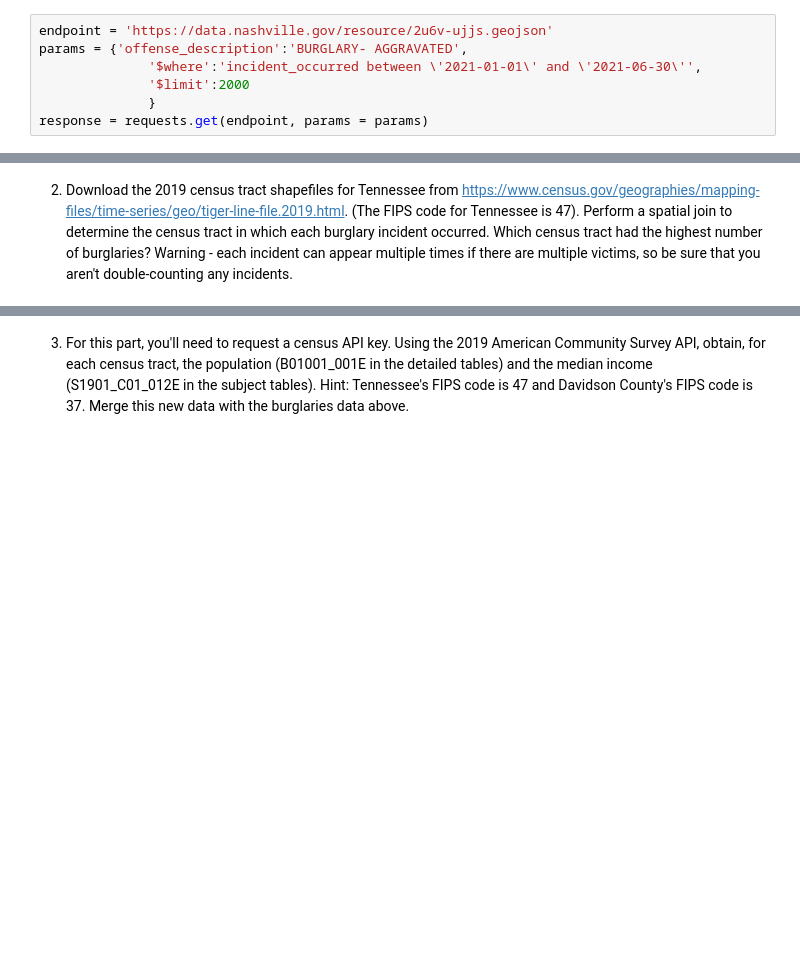
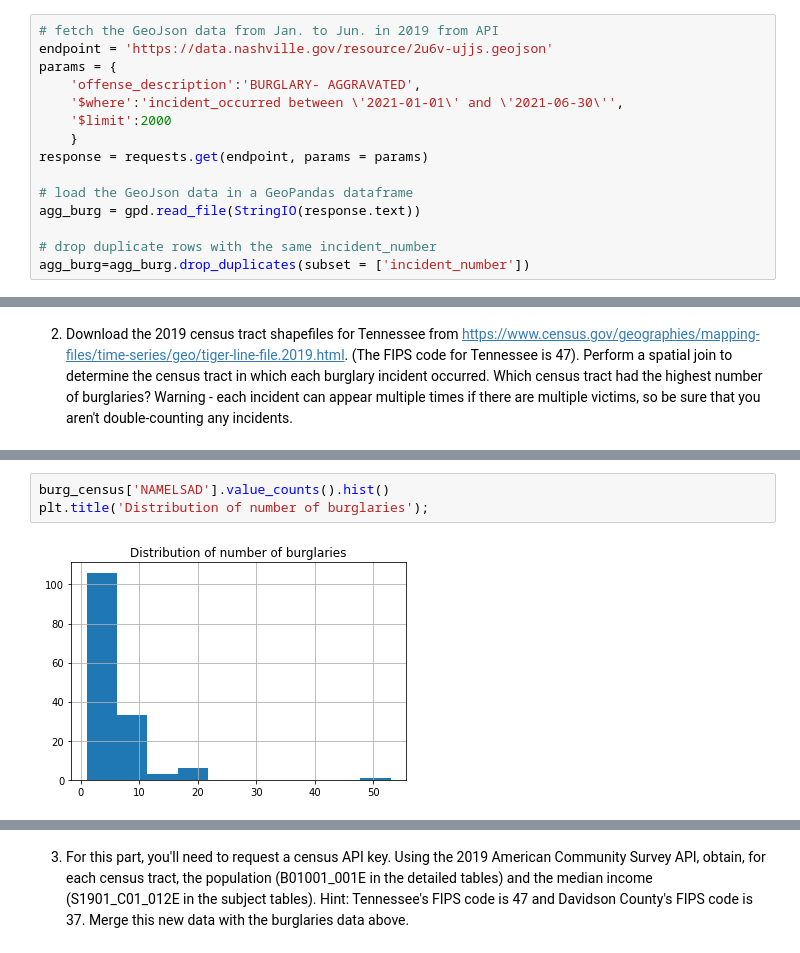
Before and after one commit to nss-data-science-cohort-5/geospatial_api-purple-pumas, a Jupyter notebook: notebooks/geospatial_api-purple-pumas.ipynb, the cells around one changed output, grey strips where cells are left out. Cells and saved outputs as stored; diff of their text form; blank space fills up the shorter version.

```diff
--- a/notebooks/geospatial_api-purple-pumas.ipynb
+++ b/notebooks/geospatial_api-purple-pumas.ipynb
@@ -32,9 +13,17 @@ This set of notes, which talks about the problem of overdispersion.
 # %% [markdown]
 1. A dataset containing details about Metro Nashville Police Department reported incidents is available at https://data.nashville.gov/Police/Metro-Nashville-Police-Department-Incidents/2u6v-ujjs. Make use of the API to find all aggravated burglary incidents that were reported during the six month period from January 1, 2021 through June 30, 2021.
 # %%
+# fetch the GeoJson data from Jan. to Jun. in 2019 from API
 endpoint = 'https://data.nashville.gov/resource/2u6v-ujjs.geojson'
-params = {'offense_description':'BURGLARY- AGGRAVATED',
-              '$where':'incident_occurred between \'2021-01-01\' and \'2021-06-30\'',
-              '$limit':2000
-              }
+params = {
+    'offense_description':'BURGLARY- AGGRAVATED',
+    '$where':'incident_occurred between \'2021-01-01\' and \'2021-06-30\'',
+    '$limit':2000
+    }
 response = requests.get(endpoint, params = params)
+
+# load the GeoJson data in a GeoPandas dataframe
+agg_burg = gpd.read_file(StringIO(response.text))
+
+# drop duplicate rows with the same incident_number
+agg_burg=agg_burg.drop_duplicates(subset = ['incident_number'])
@@ -107,0 +46,5 @@ burg_census['NAMELSAD'].value_counts().index[0]
+# %%
+burg_census['NAMELSAD'].value_counts().hist()
+plt.title('Distribution of number of burglaries');
+# %% [output]
+[figure, added]
```
Also changed, not shown: parts of 55 cells of this notebook.
